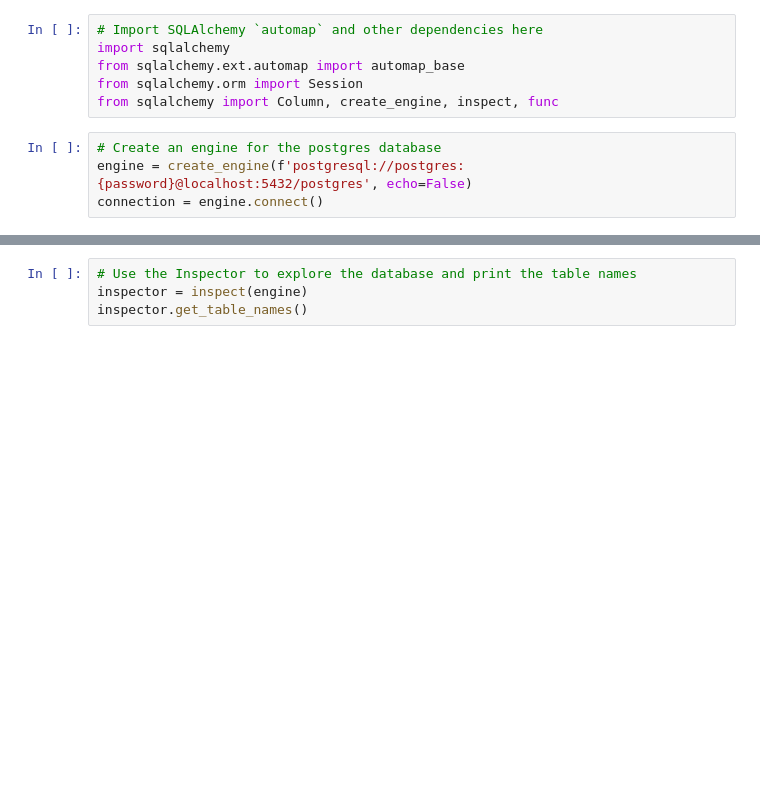
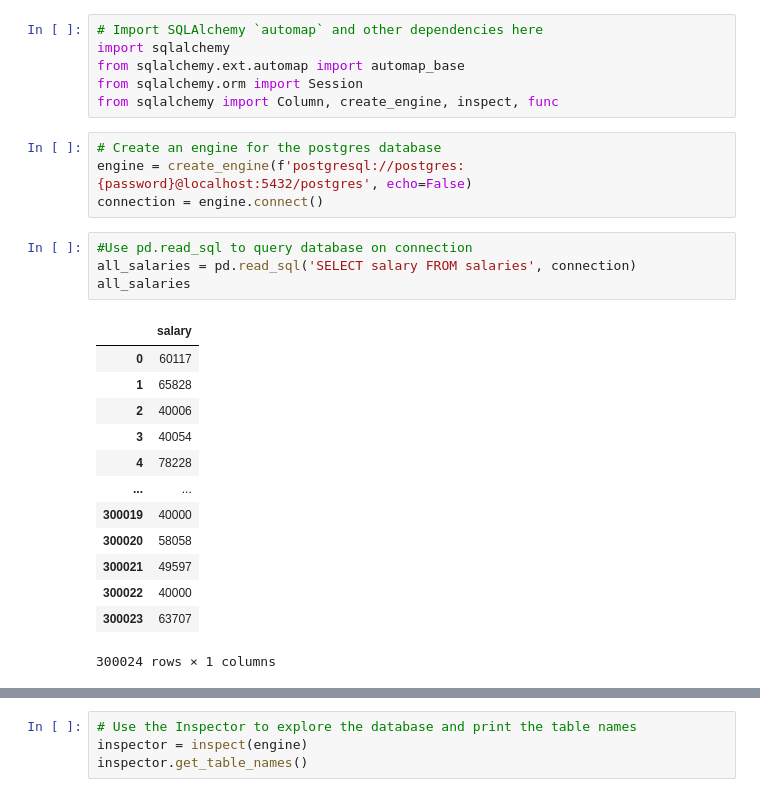
Before and after one commit to millerbrook/employees-database, a Jupyter notebook: bonusquery.ipynb, the cells around one changed output, grey strips where cells are left out. Cells and saved outputs as stored; diff of their text form; blank space fills up the shorter version.

```diff
--- a/bonusquery.ipynb
+++ b/bonusquery.ipynb
@@ -23,3 +25,21 @@ from sqlalchemy import Column, create_engine, inspect, func
 # Create an engine for the postgres database
 engine = create_engine(f'postgresql://postgres:{password}@localhost:5432/postgres', echo=False)
 connection = engine.connect()
+# %%
+#Use pd.read_sql to query database on connection
+all_salaries = pd.read_sql('SELECT salary FROM salaries', connection)
+all_salaries
+# %% [output]
+|  | salary |
+| 0 | 60117 |
+| 1 | 65828 |
+| 2 | 40006 |
+| 3 | 40054 |
+| 4 | 78228 |
+| ... | ... |
+| 300019 | 40000 |
+| 300020 | 58058 |
+| 300021 | 49597 |
+| 300022 | 40000 |
+| 300023 | 63707 |
+300024 rows × 1 columns
```
Also changed, not shown: parts of 10 cells of this notebook.
